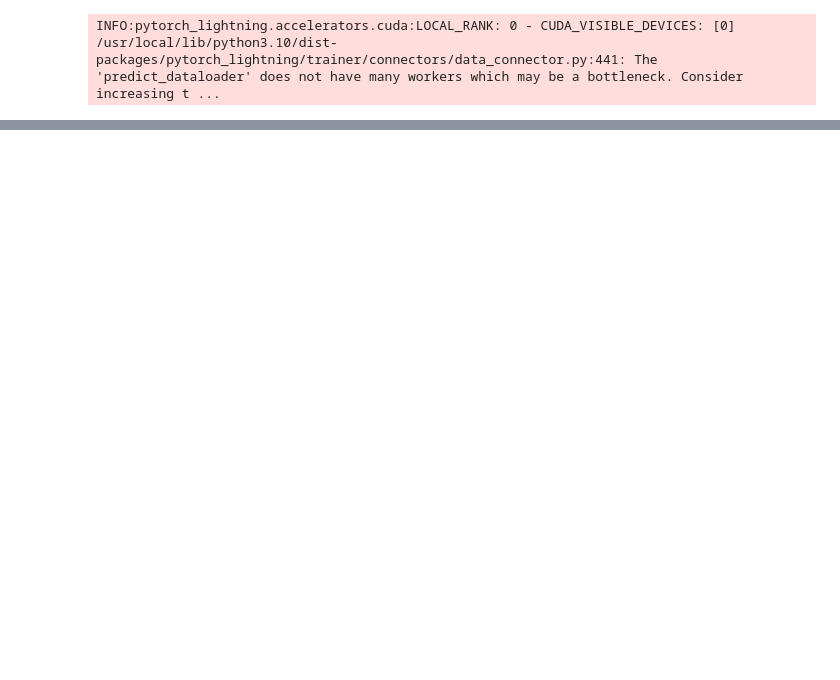
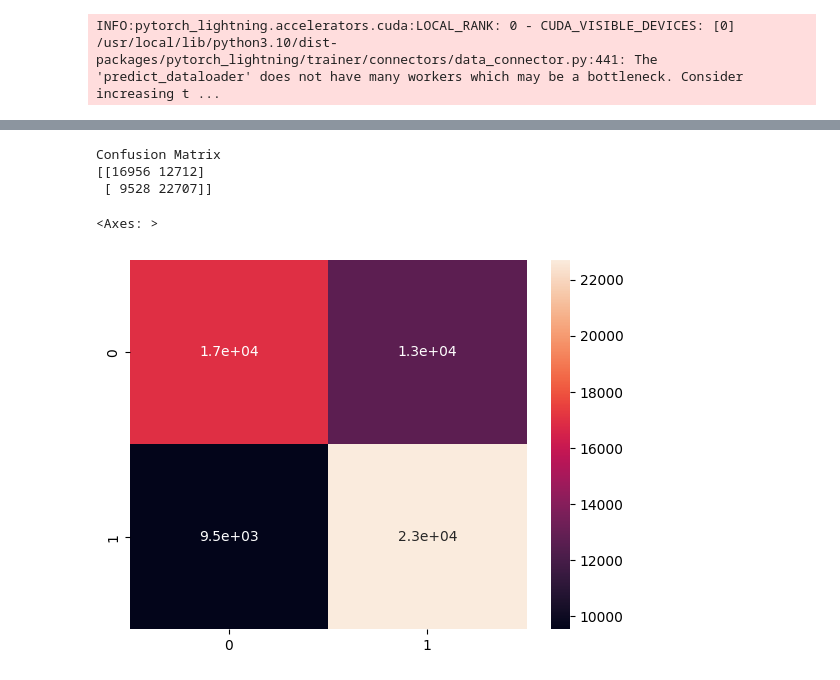
Before and after one commit to hkiiskin/ML-Project1, a Jupyter notebook: S&P_500_Stock_Data_Neural_Network.ipynb, the cells around one changed output, grey strips where cells are left out. Saved outputs shown, nothing was run; the diff lists cells and outputs as text; code cells hidden in the pictures; blank space fills up the shorter version.

```diff
--- a/S&P_500_Stock_Data_Neural_Network.ipynb
+++ b/S&P_500_Stock_Data_Neural_Network.ipynb
@@ -183,11 +180,12 @@ torch.Size([7])
 class Stock_Classier(pl.LightningModule):
     def __init__(self):
         super(Stock_Classier, self).__init__()
-        self.hidden1 = nn.Linear(7, 256)
+        self.hidden1 = nn.Linear(14, 256)
         self.hidden2 = nn.Linear(256, 128)
         # self.bn = nn.BatchNorm1d(128)
         # self.hidden3 = nn.Linear(128, 128)
-        # self.dropout = nn.Dropout(p=0.5)
+        # self.attention1 = nn.Parameter(128, 128)
+        self.dropout = nn.Dropout(p=0.2)
         self.hidden4 = nn.Linear(128, 32)
         self.output = nn.Linear(32, 2)
 
@@ -201,7 +199,7 @@ class Stock_Classier(pl.LightningModule):
         out = self.activation(self.hidden2(out))
         # out = self.bn(out)
         # out = self.activation(self.hidden3(out))
-        # out = self.dropout(out)
+        out = self.dropout(out)
         out = self.activation(self.hidden4(out))
 
         out = self.output(out)
@@ -253,7 +251,6 @@ class Stock_Classier(pl.LightningModule):
 
     def configure_optimizers(self):
         return torch.optim.Adam(self.parameters(), lr=0.01)
-        # return torch.optim.SGD(self.parameters(), lr=0.0001)
 # %%
 torch.manual_seed(42)
 
@@ -273,7 +271,7 @@ Stock_Classier(
 )
 'cuda'
 # %%
-trainer = pl.Trainer(max_epochs=50, gradient_clip_val=1.0)#, gradient_clip_val=1.0
+trainer = pl.Trainer(max_epochs=10)#, gradient_clip_val=1.0
 trainer.fit(Model, train_loader, val_loader)
 # %% [output]
 INFO:pytorch_lightning.utilities.rank_zero:GPU available: True (cuda), used: True
@@ -333,0 +318,17 @@ len(y_test)
+# %%
+# Collect predictions to one array
+y_pred = []
+for i in predictions:
+  y_pred = np.concatenate((y_pred, i))
+
+# Plot Confusion matrix
+cm = confusion_matrix(y_test, y_pred)
+print("Confusion Matrix")
+print(cm)
+sns.heatmap(cm, annot=True)
+# %% [output]
+Confusion Matrix
+[[16956 12712]
+ [ 9528 22707]]
+<Axes: >
+[figure, added]
```
Also changed, not shown: parts of 12 cells of this notebook.
